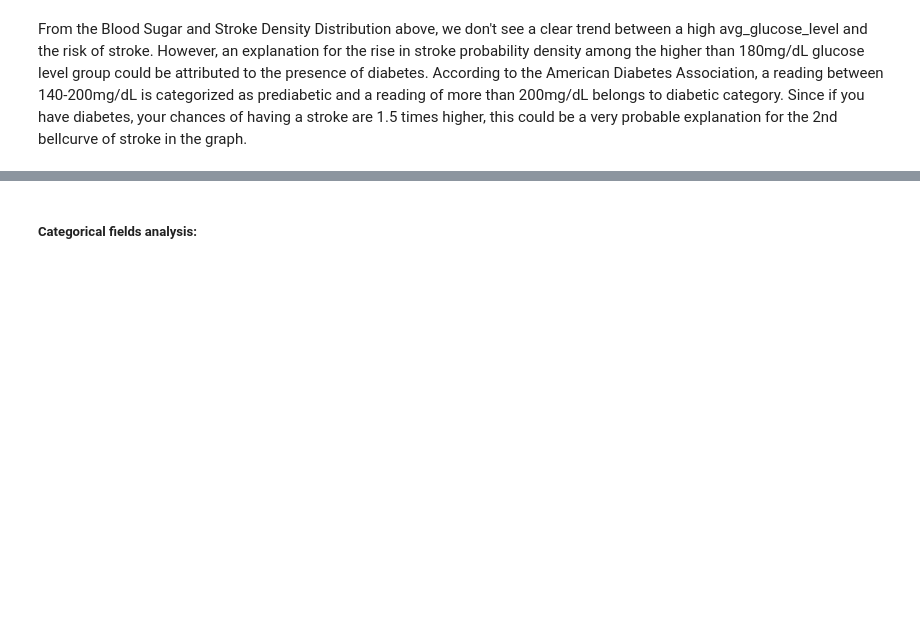
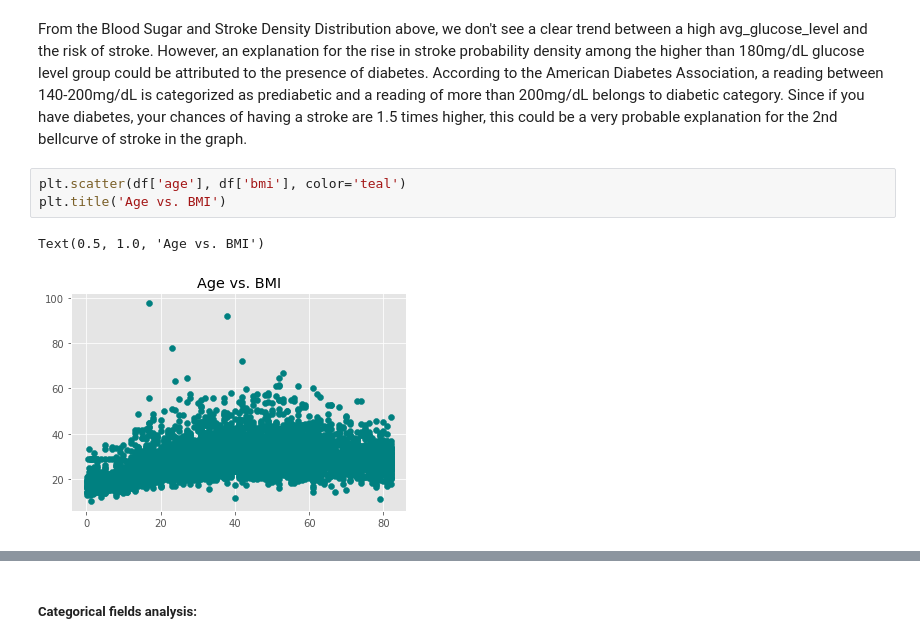
Before and after one commit to AugiBold/Stroke-Prediction-EDA-Python, a Jupyter notebook: Stroke Prediction EDA.ipynb, the cells around one changed output, grey strips where cells are left out. Drawn from its saved outputs; the diff is of its cells as text; blank space fills up the shorter version.

```diff
--- a/Stroke Prediction EDA.ipynb
+++ b/Stroke Prediction EDA.ipynb
@@ -344,3 +344,9 @@ high_glucose[high_glucose['stroke']==1].shape[0]/len(df[df['stroke']==1])*100
 31.72690763052209
 # %% [markdown]
 From the Blood Sugar and Stroke Density Distribution above, we don't see a clear trend between a high avg_glucose_level and the risk of stroke.  However, an explanation for the rise in stroke probability density among the higher than 180mg/dL glucose level group could be attributed to the presence of diabetes.  According to the American Diabetes Association, a reading between 140-200mg/dL is categorized as prediabetic and a reading of more than 200mg/dL belongs to diabetic category.  Since if you have diabetes, your chances of having a stroke are 1.5 times higher, this could be a very probable explanation for the 2nd bellcurve of stroke in the graph.
+# %%
+plt.scatter(df['age'], df['bmi'], color='teal')
+plt.title('Age vs. BMI')
+# %% [output]
+Text(0.5, 1.0, 'Age vs. BMI')
+[figure, added]
```
Also changed, not shown: parts of 8 cells of this notebook.
